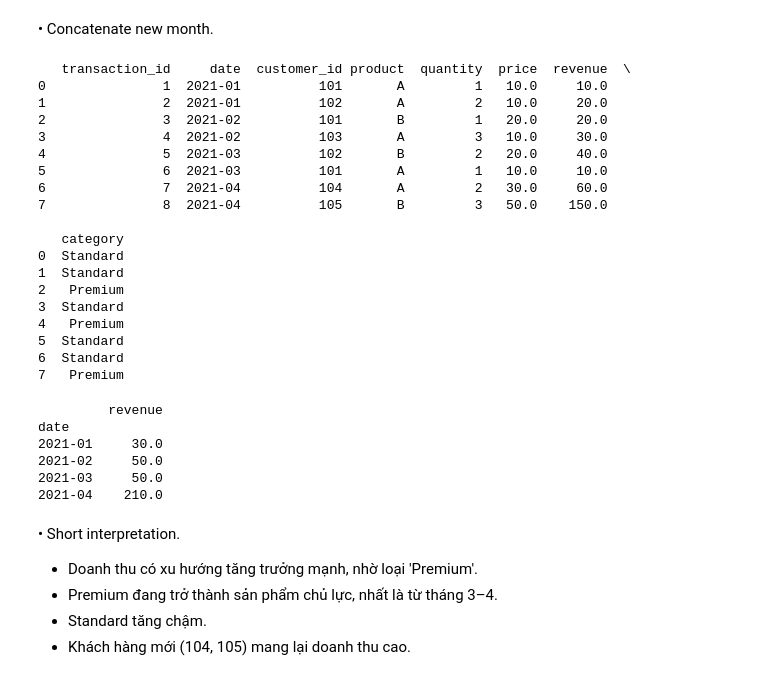
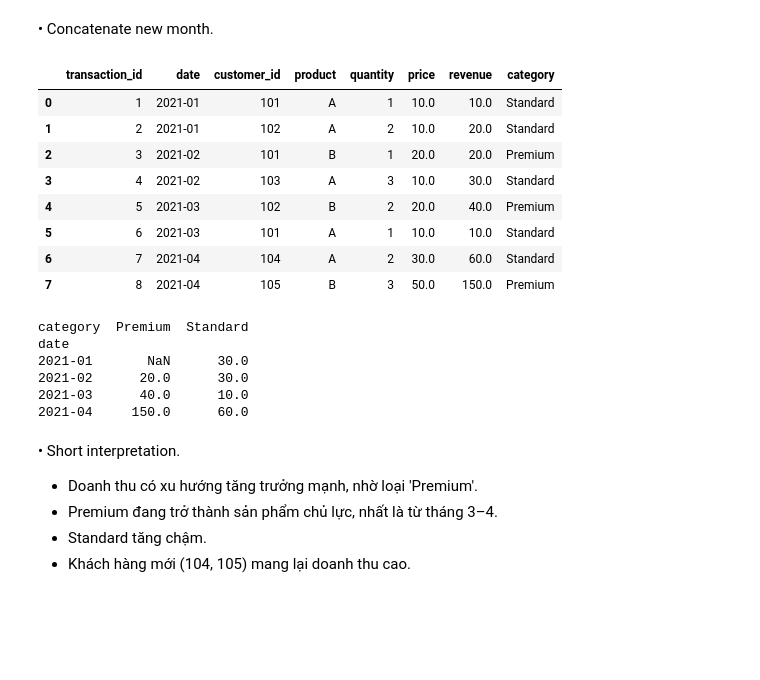
Before and after one commit to trandanhthai22-coder/Business_Analysis_HUST_K67, a Jupyter notebook: Homework1_TranDanhThai.ipynb, the cells around one changed output. Saved outputs shown, nothing was run; the diff lists cells and outputs as text; code cells hidden in the pictures; blank space fills up the shorter version.

```diff
--- a/Homework1_TranDanhThai.ipynb
+++ b/Homework1_TranDanhThai.ipynb
@@ -622,51 +622,42 @@ date
 # %%
 #thêm tháng 4/2021
 new_month = pd.DataFrame({
     "transaction_id": [7, 8],
     "date":           ["2021-04", "2021-04"],
     "customer_id":    [104, 105],
     "product":        ["A", "B"],
     "quantity":       [2, 3],
     "price":          [30, 50.0]
     }
 )
 new_month["revenue"] = new_month["quantity"] * new_month["price"]
 
 transactions_new = pd.concat([transactions, new_month], ignore_index=True)
-print(pd.merge(transactions_new, product_dim, on = 'product'))
+new_merge = pd.merge(transactions_new, product_dim, on = 'product')
+new_merge
 # %% [output]
-   transaction_id     date  customer_id product  quantity  price  revenue  \
-0               1  2021-01          101       A         1   10.0     10.0
-1               2  2021-01          102       A         2   10.0     20.0
-2               3  2021-02          101       B         1   20.0     20.0
-3               4  2021-02          103       A         3   10.0     30.0
-4               5  2021-03          102       B         2   20.0     40.0
-5               6  2021-03          101       A         1   10.0     10.0
-6               7  2021-04          104       A         2   30.0     60.0
-7               8  2021-04          105       B         3   50.0    150.0
-
-   category
-0  Standard
-1  Standard
-2   Premium
-3  Standard
-4   Premium
-5  Standard
-6  Standard
-7   Premium
+|  | transaction_id | date | customer_id | product | quantity | price | revenue | category |
+| 0 | 1 | 2021-01 | 101 | A | 1 | 10.0 | 10.0 | Standard |
+| 1 | 2 | 2021-01 | 102 | A | 2 | 10.0 | 20.0 | Standard |
+| 2 | 3 | 2021-02 | 101 | B | 1 | 20.0 | 20.0 | Premium |
+| 3 | 4 | 2021-02 | 103 | A | 3 | 10.0 | 30.0 | Standard |
+| 4 | 5 | 2021-03 | 102 | B | 2 | 20.0 | 40.0 | Premium |
+| 5 | 6 | 2021-03 | 101 | A | 1 | 10.0 | 10.0 | Standard |
+| 6 | 7 | 2021-04 | 104 | A | 2 | 30.0 | 60.0 | Standard |
+| 7 | 8 | 2021-04 | 105 | B | 3 | 50.0 | 150.0 | Premium |
 # %%
 #montly revenue
-monthly_rev_new = transactions_new.pivot_table(
-    index="date", values="revenue", aggfunc="sum"
+monthly_rev_new =new_merge.pivot_table(
+    index="date", columns = 'category', values="revenue", aggfunc="sum"
 )
 print(monthly_rev_new)
 # %% [output]
-         revenue
+category  Premium  Standard
 date
-2021-01     30.0
-2021-02     50.0
-2021-03     50.0
-2021-04    210.0
+2021-01       NaN      30.0
+2021-02      20.0      30.0
+2021-03      40.0      10.0
+2021-04     150.0      60.0
 # %% [markdown]
  • Short interpretation.
 - Doanh thu có xu hướng tăng trưởng mạnh, nhờ loại 'Premium'.
```
